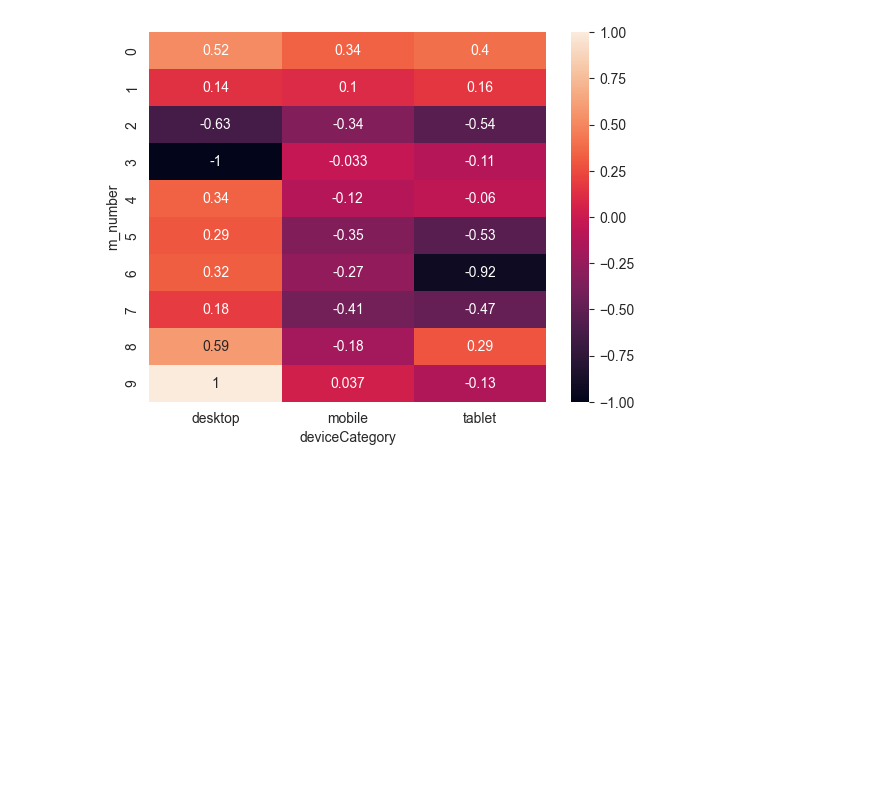
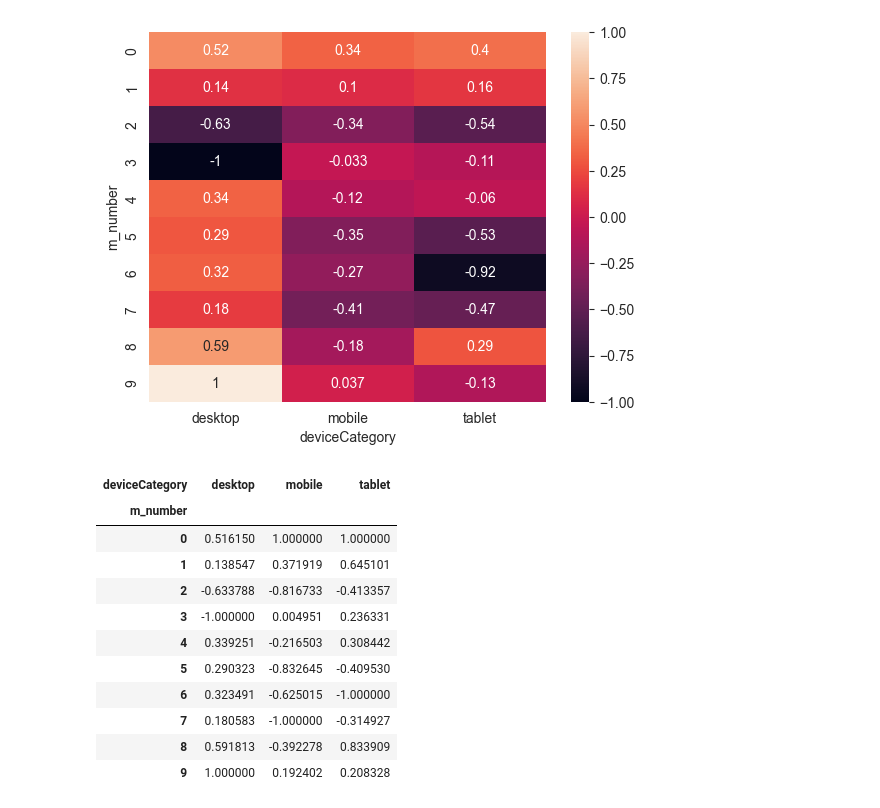
Before and after one commit to rodioniam/study_projects, a Jupyter notebook: visualization/heatmap.ipynb, the cells around one changed output. Saved outputs shown, nothing was run; the diff lists cells and outputs as text; code cells hidden in the pictures; blank space fills up the shorter version.

```diff
--- a/visualization/heatmap.ipynb
+++ b/visualization/heatmap.ipynb
@@ -124,3 +124,20 @@ sns.heatmap(df_norm, annot=True)
 # %% [output]
 <Axes: xlabel='deviceCategory', ylabel='m_number'>
 [figure]
+# %%
+# and if i want to compare only values inside each column i can do this
+df_norm2 = (df_hm3 - df_hm3.min())/(df_hm3.max() - df_hm3.min())*2-1
+df_norm2
+# %% [output]
+| deviceCategory | desktop | mobile | tablet |
+| m_number |  |  |  |
+| 0 | 0.516150 | 1.000000 | 1.000000 |
+| 1 | 0.138547 | 0.371919 | 0.645101 |
+| 2 | -0.633788 | -0.816733 | -0.413357 |
+| 3 | -1.000000 | 0.004951 | 0.236331 |
+| 4 | 0.339251 | -0.216503 | 0.308442 |
+| 5 | 0.290323 | -0.832645 | -0.409530 |
+| 6 | 0.323491 | -0.625015 | -1.000000 |
+| 7 | 0.180583 | -1.000000 | -0.314927 |
+| 8 | 0.591813 | -0.392278 | 0.833909 |
+| 9 | 1.000000 | 0.192402 | 0.208328 |
```
Also changed, not shown: parts of 1 cell of this notebook.
